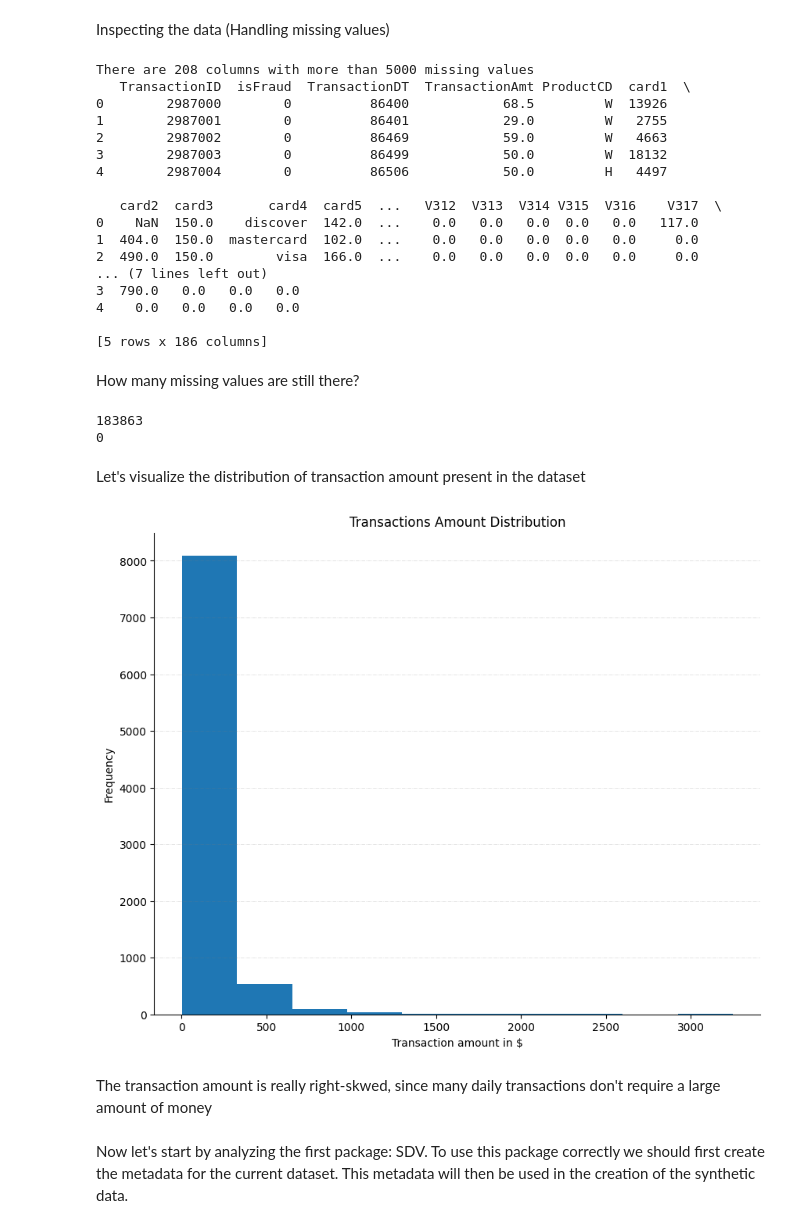
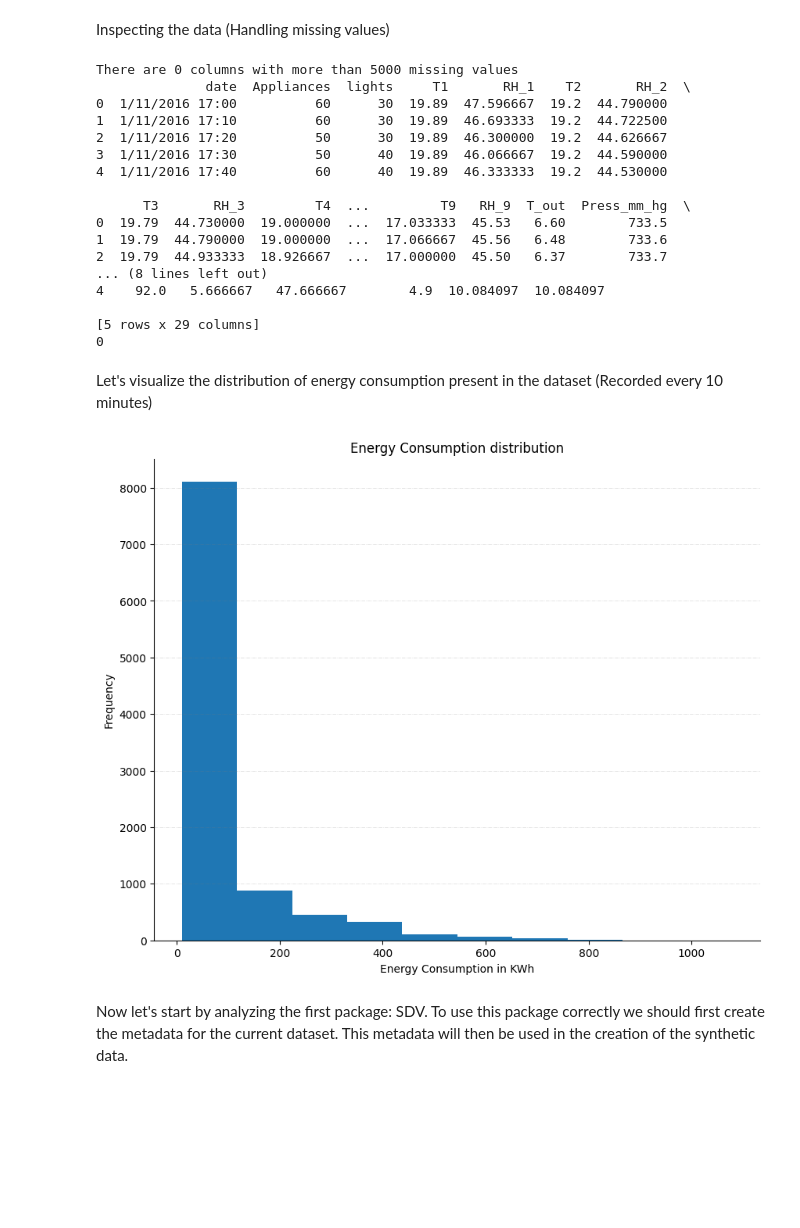
Before and after one commit to cris1618/syntheticData, a Jupyter notebook: generate_synthetic_data.ipynb, the cells around one changed output. Drawn from its saved outputs; the diff is of its cells as text; code cells hidden in the pictures; blank space fills up the shorter version.

```diff
--- a/generate_synthetic_data.ipynb
+++ b/generate_synthetic_data.ipynb
@@ -22,7 +25,7 @@ Let's start by importing the data we'll use (Fraud detection dataset from Kaggle
 # %%
 # Importing the training dataset that we will use to create syntethic data
-training_df = pd.read_csv("Datasets/ieee-fraud-detection/train_transaction.csv", nrows=10000) # Taking only the first 10.000 rows for memory limitation
+df = pd.read_csv("Datasets/energydata_complete.csv", nrows=10000) # Taking only the first 10.000 rows for memory limitation
 
 # Inspect data
-print(training_df.head())
+print(df.head())
 # %% [output]
@@ -47,9 +50,9 @@ print(training_df.head())
 Inspecting the data (Handling missing values)
 # %%
 # Missing values
-miss_info = training_df.isnull().sum()
+miss_info = df.isnull().sum()
 
-treshold = 0.5 * len(training_df)
+treshold = 0.5 * len(df)
 missing_column_count = 0
 for col, missing_count in miss_info.items():
     if missing_count > treshold:
@@ -58,60 +61,41 @@ for col, missing_count in miss_info.items():
 print(f"There are {missing_column_count} columns with more than {int(treshold)} missing values")
 
 # Drop these features
-training_df = training_df.dropna(axis=1, thresh=treshold)
-print(training_df.head())
+df = df.dropna(axis=1, thresh=treshold)
+print(df.head())
+print(df.isnull().sum().sum())
 # %% [output]
-There are 208 columns with more than 5000 missing values
-   TransactionID  isFraud  TransactionDT  TransactionAmt ProductCD  card1  \
-0        2987000        0          86400            68.5         W  13926
-1        2987001        0          86401            29.0         W   2755
-2        2987002        0          86469            59.0         W   4663
-3        2987003        0          86499            50.0         W  18132
-4        2987004        0          86506            50.0         H   4497
+There are 0 columns with more than 5000 missing values
+              date  Appliances  lights     T1       RH_1    T2       RH_2  \
+0  1/11/2016 17:00          60      30  19.89  47.596667  19.2  44.790000
+1  1/11/2016 17:10          60      30  19.89  46.693333  19.2  44.722500
+2  1/11/2016 17:20          50      30  19.89  46.300000  19.2  44.626667
+3  1/11/2016 17:30          50      40  19.89  46.066667  19.2  44.590000
+4  1/11/2016 17:40          60      40  19.89  46.333333  19.2  44.530000
 
-   card2  card3       card4  card5  ...   V312  V313  V314 V315  V316    V317  \
-0    NaN  150.0    discover  142.0  ...    0.0   0.0   0.0  0.0   0.0   117.0
-1  404.0  150.0  mastercard  102.0  ...    0.0   0.0   0.0  0.0   0.0     0.0
-2  490.0  150.0        visa  166.0  ...    0.0   0.0   0.0  0.0   0.0     0.0
-... (7 lines left out)
-3  790.0   0.0   0.0   0.0
-4    0.0   0.0   0.0   0.0
+      T3       RH_3         T4  ...         T9   RH_9  T_out  Press_mm_hg  \
+0  19.79  44.730000  19.000000  ...  17.033333  45.53   6.60        733.5
+1  19.79  44.790000  19.000000  ...  17.066667  45.56   6.48        733.6
+2  19.79  44.933333  18.926667  ...  17.000000  45.50   6.37        733.7
+... (8 lines left out)
+4    92.0   5.666667   47.666667        4.9  10.084097  10.084097
 
-[5 rows x 186 columns]
+[5 rows x 29 columns]
+0
-# %% [markdown]
-How many missing values are still there?
-# %%
-# Missing values after feature removal
-print(training_df.isnull().sum().sum())
-
-# Since many rows have still missing values, impute data with median (numerical) and mode (categorical)
-# If rows have too many missing values, drop them
-row_threshold = 0.7 * len(training_df.columns)
-training_df.dropna(thresh=row_threshold, inplace=True)
-
-# Impute remaining missing values systematically
-training_df = training_df.apply(lambda col: col.fillna(col.mode()[0]) if col.dtype == "object" else col.fillna(col.median()))
-
-print(training_df.isnull().sum().sum())
-# %% [output]
-183863
-0
 # %% [markdown]
-Let's visualize the distribution of transaction amount present in the dataset
+Let's visualize the distribution of energy consumption present in the dataset (Recorded every 10 minutes)
 # %%
 fig, ax = plt.subplots(1,1, figsize=(10,8))
-ax.hist(training_df["TransactionAmt"])
-ax.set_xlabel("Transaction amount in $")
+ax.hist(df["Appliances"])
+ax.set_xlabel("Energy Consumption in KWh")
 ax.set_ylabel("Frequency")
-ax.set_title("Transactions Amount Distribution")
+ax.set_title("Energy Consumption distribution")
 ax.grid(visible=True, color="grey", linestyle="-.", linewidth=0.5, alpha=0.3, axis="y")
-ax.spines['right'].set_visible(False)
-ax.spines['top'].set_visible(False)
+ax.spines["right"].set_visible(False)
+ax.spines["top"].set_visible(False)
 plt.show()
 # %% [output]
-[figure, old version]
+[figure, new version]
-# %% [markdown]
-The transaction amount is really right-skwed, since many daily transactions don't require a large amount of money
 # %% [markdown]
 Now let's start by analyzing the first package: SDV. To use this package correctly we should first create the metadata for the current dataset. This metadata will then be used in the creation of the synthetic data.
 # %%
```
Also changed, not shown: parts of 22 cells of this notebook.
